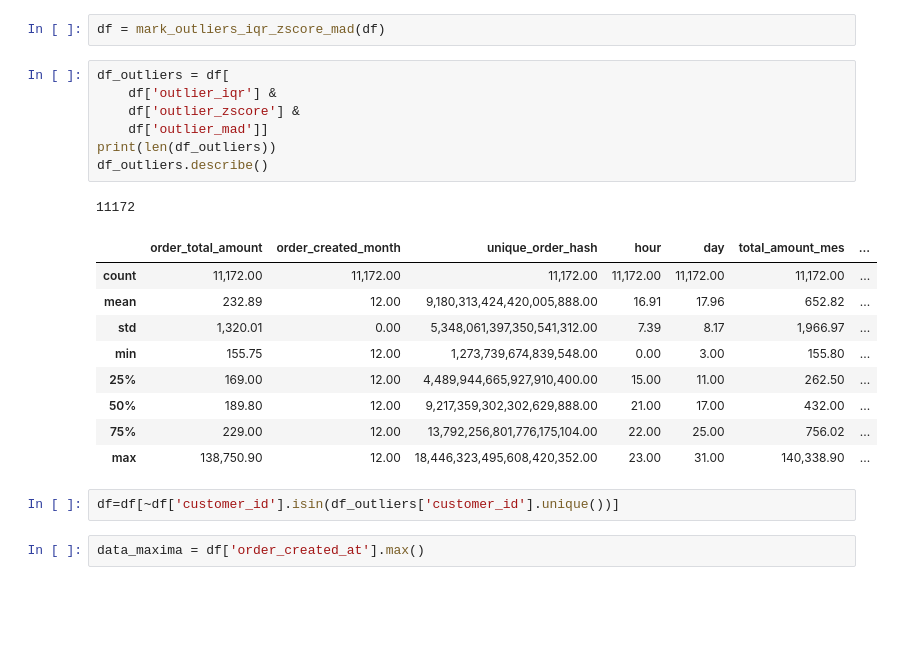
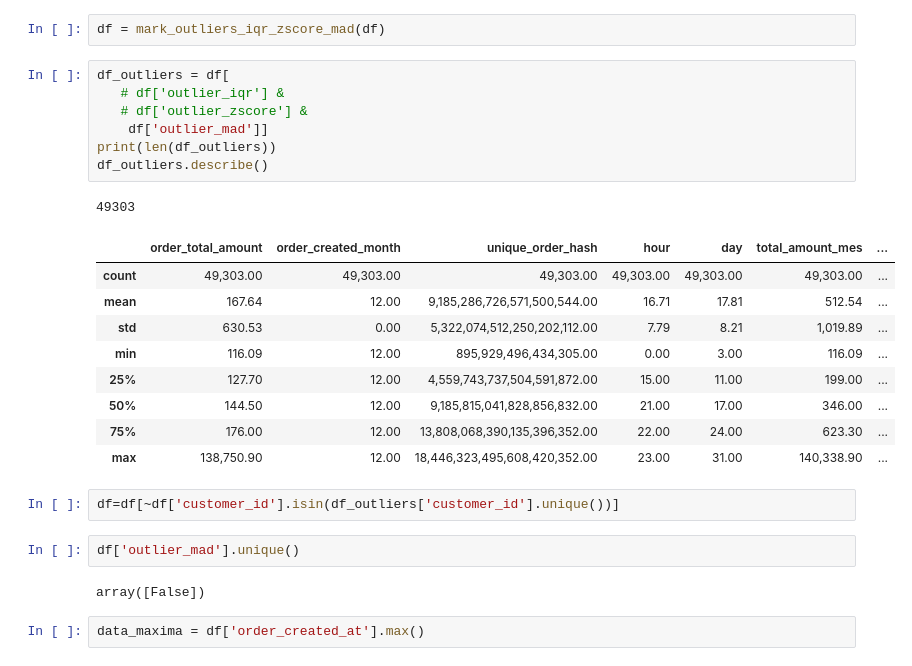
Before and after one commit to elianezanlorense/ifood_cs, a Jupyter notebook: code/notebook/06. rfm.ipynb, the cells around one changed output. Drawn from its saved outputs; the diff is of its cells as text; blank space fills up the shorter version.

```diff
--- a/code/notebook/06. rfm.ipynb
+++ b/code/notebook/06. rfm.ipynb
@@ -62,24 +64,28 @@ Use MAD (assimétrico + robusto)
 df = mark_outliers_iqr_zscore_mad(df)
 # %%
 df_outliers = df[
-    df['outlier_iqr'] &
-    df['outlier_zscore'] &
+   # df['outlier_iqr'] &
+   # df['outlier_zscore'] &
     df['outlier_mad']]
 print(len(df_outliers))
 df_outliers.describe()
 # %% [output]
-11172
+49303
 |  | order_total_amount | order_created_month | unique_order_hash | hour | day | total_amount_mes | ... |
-| count | 11,172.00 | 11,172.00 | 11,172.00 | 11,172.00 | 11,172.00 | 11,172.00 | ... |
-| mean | 232.89 | 12.00 | 9,180,313,424,420,005,888.00 | 16.91 | 17.96 | 652.82 | ... |
-| std | 1,320.01 | 0.00 | 5,348,061,397,350,541,312.00 | 7.39 | 8.17 | 1,966.97 | ... |
-| min | 155.75 | 12.00 | 1,273,739,674,839,548.00 | 0.00 | 3.00 | 155.80 | ... |
-| 25% | 169.00 | 12.00 | 4,489,944,665,927,910,400.00 | 15.00 | 11.00 | 262.50 | ... |
-| 50% | 189.80 | 12.00 | 9,217,359,302,302,629,888.00 | 21.00 | 17.00 | 432.00 | ... |
-| 75% | 229.00 | 12.00 | 13,792,256,801,776,175,104.00 | 22.00 | 25.00 | 756.02 | ... |
+| count | 49,303.00 | 49,303.00 | 49,303.00 | 49,303.00 | 49,303.00 | 49,303.00 | ... |
+| mean | 167.64 | 12.00 | 9,185,286,726,571,500,544.00 | 16.71 | 17.81 | 512.54 | ... |
+| std | 630.53 | 0.00 | 5,322,074,512,250,202,112.00 | 7.79 | 8.21 | 1,019.89 | ... |
+| min | 116.09 | 12.00 | 895,929,496,434,305.00 | 0.00 | 3.00 | 116.09 | ... |
+| 25% | 127.70 | 12.00 | 4,559,743,737,504,591,872.00 | 15.00 | 11.00 | 199.00 | ... |
+| 50% | 144.50 | 12.00 | 9,185,815,041,828,856,832.00 | 21.00 | 17.00 | 346.00 | ... |
+| 75% | 176.00 | 12.00 | 13,808,068,390,135,396,352.00 | 22.00 | 24.00 | 623.30 | ... |
 | max | 138,750.90 | 12.00 | 18,446,323,495,608,420,352.00 | 23.00 | 31.00 | 140,338.90 | ... |
 # %%
 df=df[~df['customer_id'].isin(df_outliers['customer_id'].unique())]
+# %%
+df['outlier_mad'].unique()
+# %% [output]
+array([False])
 # %%
 data_maxima = df['order_created_at'].max()
 # %%
```
Also changed, not shown: parts of 11 cells of this notebook.
